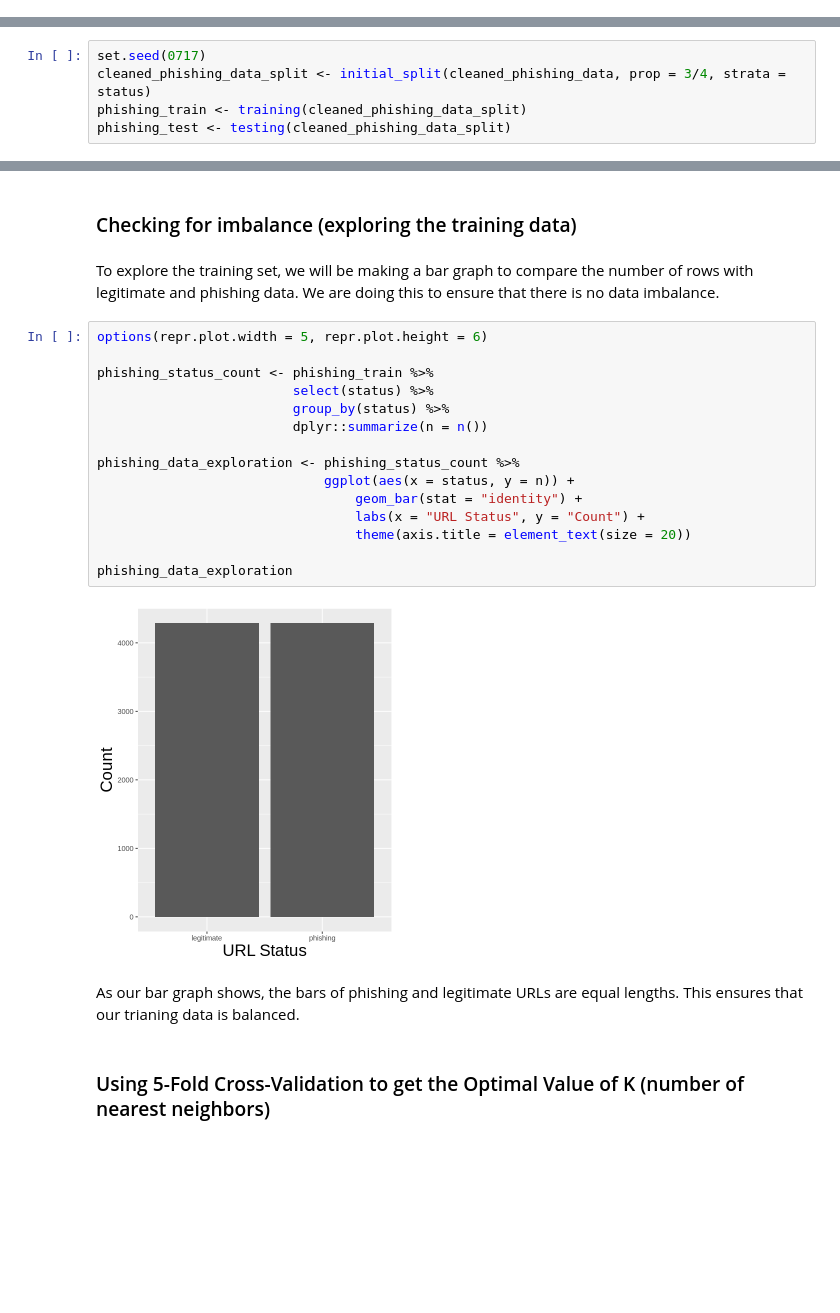
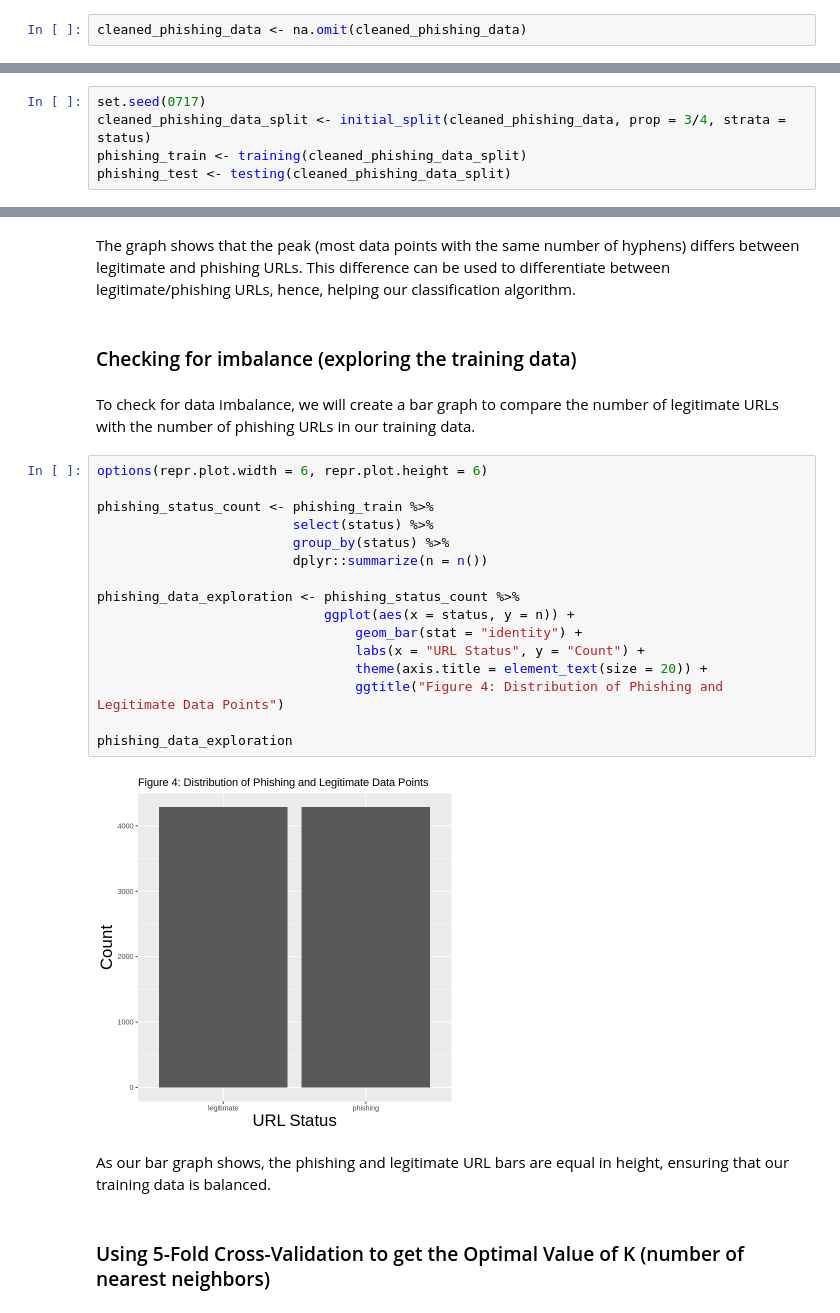
Before and after one commit to BriHan-Tech/phishing-detection, a Jupyter notebook: Group Project.ipynb, the cells around one changed output, grey strips where cells are left out. Cells and saved outputs as stored; diff of their text form; blank space fills up the shorter version.

```diff
--- a/Group Project.ipynb
+++ b/Group Project.ipynb
@@ -209,0 +217,2 @@ Continuing on, we will split the data into training and testing data sets with t
+# %%
+cleaned_phishing_data <- na.omit(cleaned_phishing_data)
@@ -215,26 +296,29 @@ phishing_test <- testing(cleaned_phishing_data_split)
+# %% [markdown]
+The graph shows that the peak (most data points with the same number of hyphens) differs between legitimate and phishing URLs. This difference can be used to differentiate between legitimate/phishing URLs, hence, helping our classification algorithm.
 # %% [markdown]
 ### Checking for imbalance (exploring the training data)
 # %% [markdown]
-To explore the training set, we will be making a bar graph to compare the number of rows with legitimate and phishing data. We are doing this to ensure that there is no data imbalance.
+To check for data imbalance, we will create a bar graph to compare the number of legitimate URLs with the number of phishing URLs in our training data.
 # %%
-options(repr.plot.width = 5, repr.plot.height = 6)
+options(repr.plot.width = 6, repr.plot.height = 6)
 
 phishing_status_count <- phishing_train %>%
                          select(status) %>%
                          group_by(status) %>%
                          dplyr::summarize(n = n())
 
 phishing_data_exploration <- phishing_status_count %>%
                              ggplot(aes(x = status, y = n)) +
                                  geom_bar(stat = "identity") +
                                  labs(x = "URL Status", y = "Count") +
-                                 theme(axis.title = element_text(size = 20))
+                                 theme(axis.title = element_text(size = 20)) +
+                                 ggtitle("Figure 4: Distribution of Phishing and Legitimate Data Points")
 
 phishing_data_exploration
 # %% [output]
-[figure, old version]
+[figure, new version]
 # %% [markdown]
-As our bar graph shows, the bars of phishing and legitimate URLs are equal lengths. This ensures that our trianing data is balanced.
+As our bar graph shows, the phishing and legitimate URL bars are equal in height, ensuring that our training data is balanced.
 # %% [markdown]
 ### Using 5-Fold Cross-Validation to get the Optimal Value of K (number of nearest neighbors)
 # %% [markdown]
```
Also changed, not shown: parts of 46 cells of this notebook, 2 other files.
